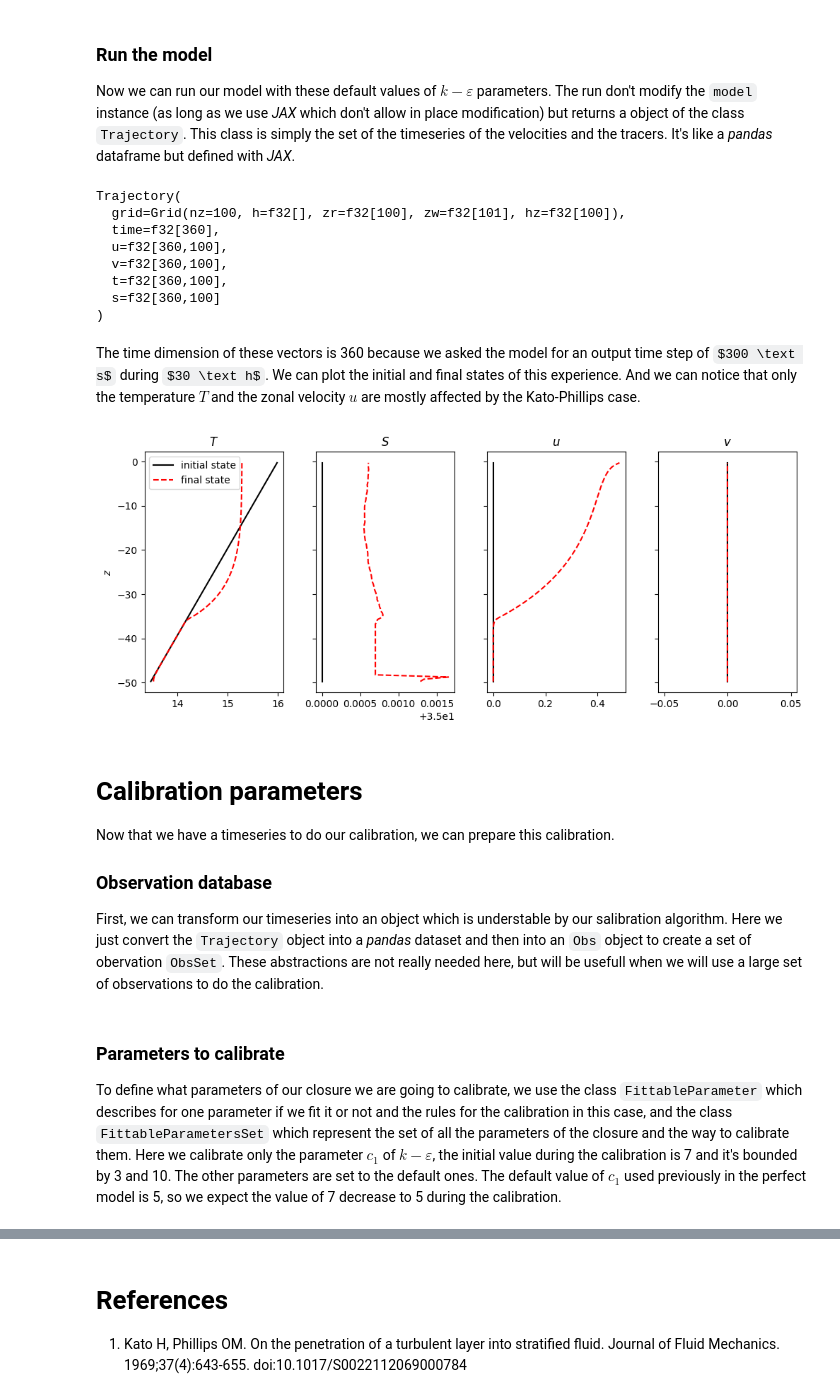
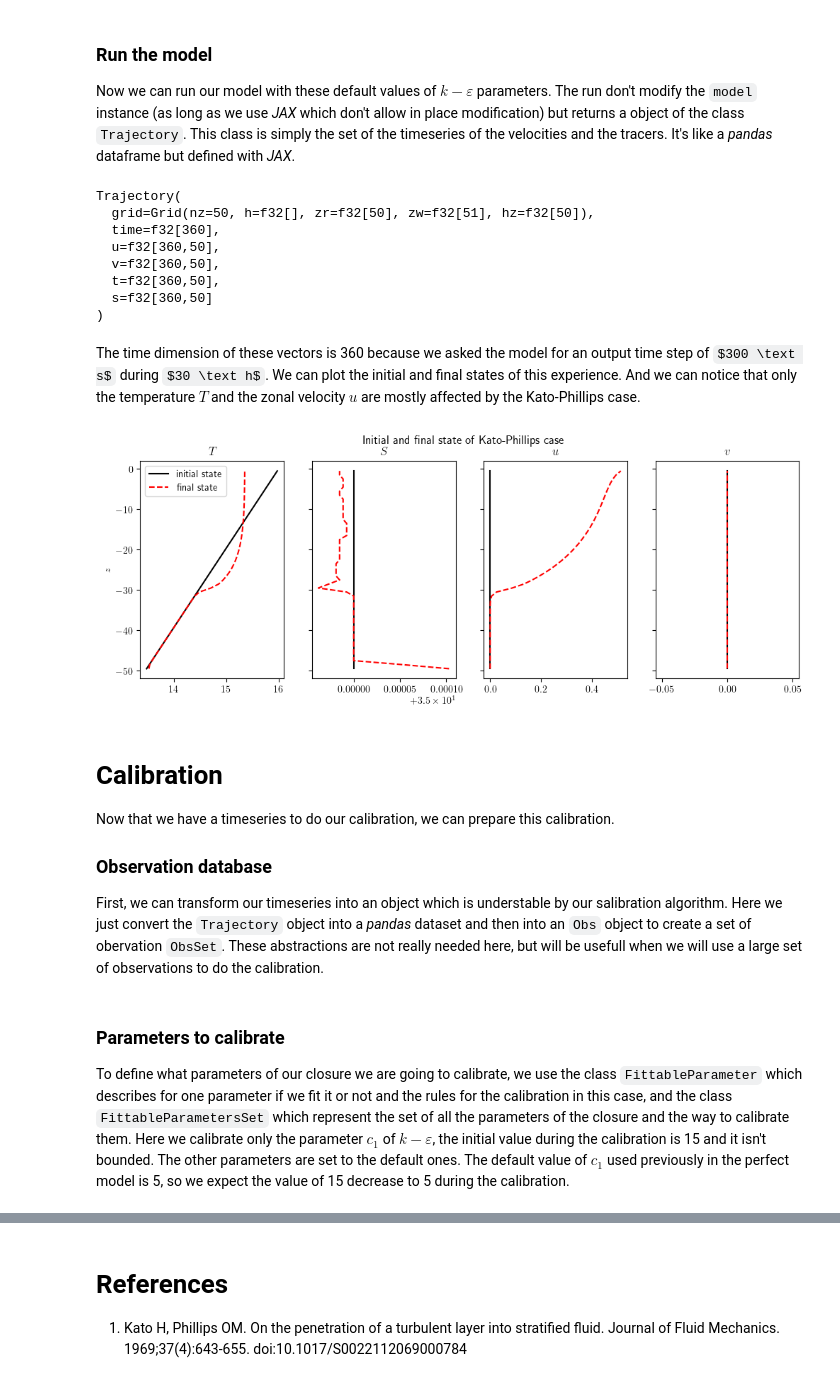
Before and after one commit to meom-group/tunax, a Jupyter notebook: notebooks/k-epsilon_Kato-Phillips.ipynb, the cells around one changed output, grey strips where cells are left out. Drawn from its saved outputs; the diff is of its cells as text; code cells hidden in the pictures; some formulas as TeX source.

```diff
--- a/notebooks/k-epsilon_Kato-Phillips.ipynb
+++ b/notebooks/k-epsilon_Kato-Phillips.ipynb
@@ -17,7 +17,7 @@ First, we will run the single column model that goes with _Tunax_, with the $k-\
 First we have to define the vertical grid on which we will work. We use the class `Grid` and the class method `linear` to create a regular grid with 100 points on a depth of 50 meters. This object contains in part the vector of the depths of the centers of the cells `zr` and the vector of the vector of the interfaces `zw`.
 # %%
 from grid import Grid
-grid = Grid.linear(100, 50)
+grid = Grid.linear(50, 50)
 # %% [markdown]
 ### Initial state
 The initial state for the Kato-Phillips idealized case is defind by zero velocities, a fully stratified temperature and a constant salinity. The class `State` represent the state of the water column at one time, which means the tempetature, the salinity and the horizontal velocities. This object also contains the variables linked to the turbulence used in the integration of the model, like the eddy-diffusivity àkv`for example. Each one defined on the specific vertical grid that we defined. To built our initial state we follow these steps
@@ -63,7 +63,7 @@ Case(
 Now that we have a initial condition, a grid and a physical case, we can defined the model instance with the class `SingleColumnModel`. For that we need to add the number of time steps that we need `nt`, the duration of one time step `dt` the time step between 2 steps of the output `out_dt`, and last but not least, the name of the closure that we will use, here it's `'k-epsilon'`. Here we do a simulation of $30 \text h$.
 # %%
 from model import SingleColumnModel
-nt = 3600
+nt = 360
 dt = 300.
 out_dt = 300.
 model = SingleColumnModel(nt, dt, out_dt, grid, state0, case, 'k-epsilon')
@@ -101,46 +101,49 @@ trajectory_obs = model.compute_trajectory_with(keps_default_params)
 trajectory_obs
 # %% [output]
 Trajectory(
-  grid=Grid(nz=100, h=f32[], zr=f32[100], zw=f32[101], hz=f32[100]),
+  grid=Grid(nz=50, h=f32[], zr=f32[50], zw=f32[51], hz=f32[50]),
   time=f32[360],
-  u=f32[360,100],
-  v=f32[360,100],
-  t=f32[360,100],
-  s=f32[360,100]
+  u=f32[360,50],
+  v=f32[360,50],
+  t=f32[360,50],
+  s=f32[360,50]
 )
 # %% [markdown]
 The time dimension of these vectors is 360 because we asked the model for an output time step of $300 \text s$ during $30 \text h$. We can plot the initial and final states of this experience. And we can notice that only the temperature $T$ and the zonal velocity $u$ are mostly affected by the Kato-Phillips case.
 # %%
 import matplotlib.pyplot as plt
+plt.rc('text', usetex=True)
 
 zr = model.grid.zr
 
 fig, [ax_t, ax_s, ax_u, ax_v] = plt.subplots(1, 4, sharey=True, figsize=(10, 4))
-plt.tight_layout()
+plt.tight_layout(rect=[0, 0.03, 1, 0.94])
 
 ax_t.plot(trajectory_obs.t[0, :], zr, 'k', label='initial state')
 ax_t.plot(trajectory_obs.t[-1, :], zr, 'r--', label='final state')
 ax_s.plot(trajectory_obs.s[0, :], zr, 'k')
 ax_s.plot(trajectory_obs.s[360, :], zr, 'r--')
 ax_u.plot(trajectory_obs.u[0, :], zr, 'k')
 ax_u.plot(trajectory_obs.u[-1, :], zr, 'r--')
 ax_v.plot(trajectory_obs.v[0, :], zr, 'k')
 ax_v.plot(trajectory_obs.v[-1, :], zr, 'r--')
 
 ax_t.set_title('$T$')
 ax_s.set_title('$S$')
 ax_u.set_title('$u$')
 ax_v.set_title('$v$')
 
 ax_t.set_ylabel('$z$')
 
 ax_t.legend()
 
+fig.suptitle('Initial and final state of Kato-Phillips case')
+
 plt.show()
 # %% [output]
-[figure, old version]
+[figure, new version]
 # %% [markdown]
-# Calibration parameters
+# Calibration
 Now that we have a timeseries to do our calibration, we can prepare this calibration.
 
 ### Observation database
@@ -152,6 +155,6 @@ obs = Obs(ds_obs)
 obs_set = ObsSet([obs])
 # %% [markdown]
 ### Parameters to calibrate
-To define what parameters of our closure we are going to calibrate, we use the class `FittableParameter` which describes for one parameter if we fit it or not and the rules for the calibration in this case, and the class `FittableParametersSet` which represent the set of all the parameters of the closure and the way to calibrate them. Here we calibrate only the parameter $c_1$ of $k-\varepsilon$, the initial value during the calibration is 7 and it's bounded by 3 and 10. The other parameters are set to the default ones. The default value of $c_1$ used previously in the perfect model is 5, so we expect the value of 7 decrease to 5 during the calibration.
+To define what parameters of our closure we are going to calibrate, we use the class `FittableParameter` which describes for one parameter if we fit it or not and the rules for the calibration in this case, and the class `FittableParametersSet` which represent the set of all the parameters of the closure and the way to calibrate them. Here we calibrate only the parameter $c_1$ of $k-\varepsilon$, the initial value during the calibration is 15 and it isn't bounded. The other parameters are set to the default ones. The default value of $c_1$ used previously in the perfect model is 5, so we expect the value of 15 decrease to 5 during the calibration.
 # %%
 from fitter import FittableParameter, FittableParametersSet
```
Also changed, not shown: parts of 15 cells of this notebook, 5 other files.
